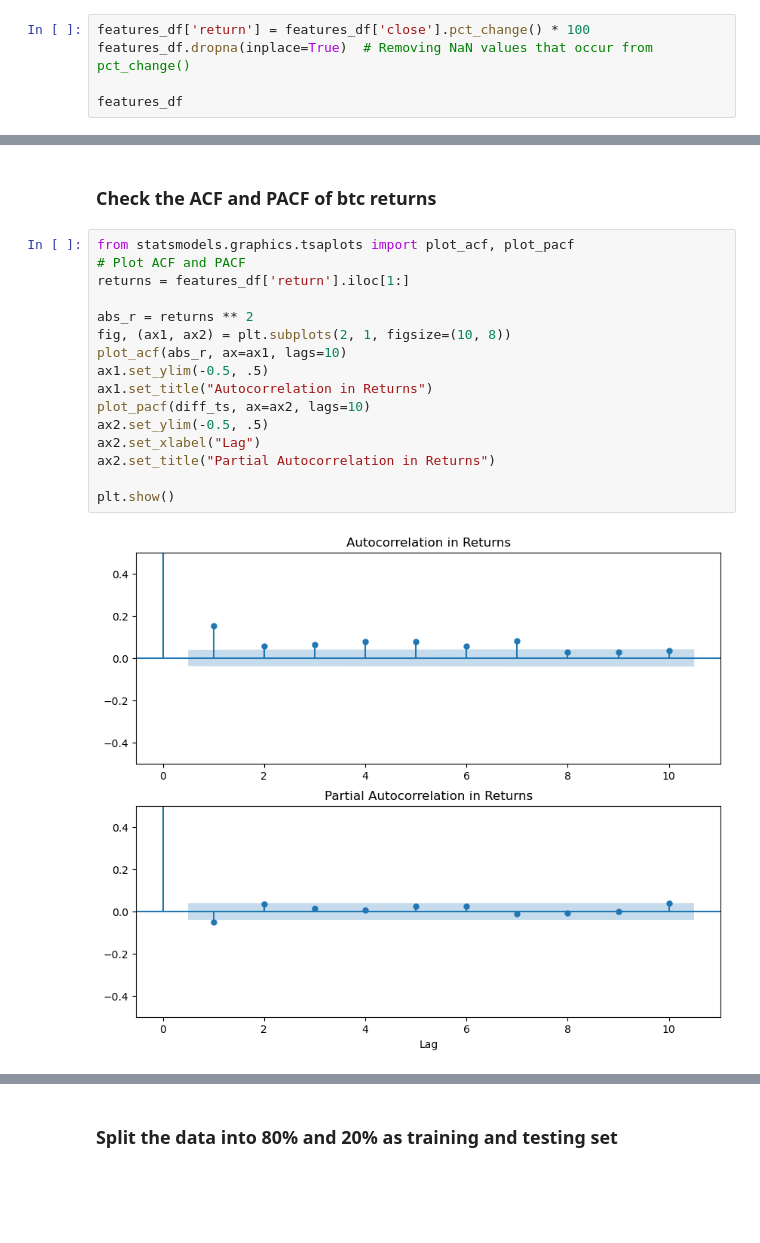
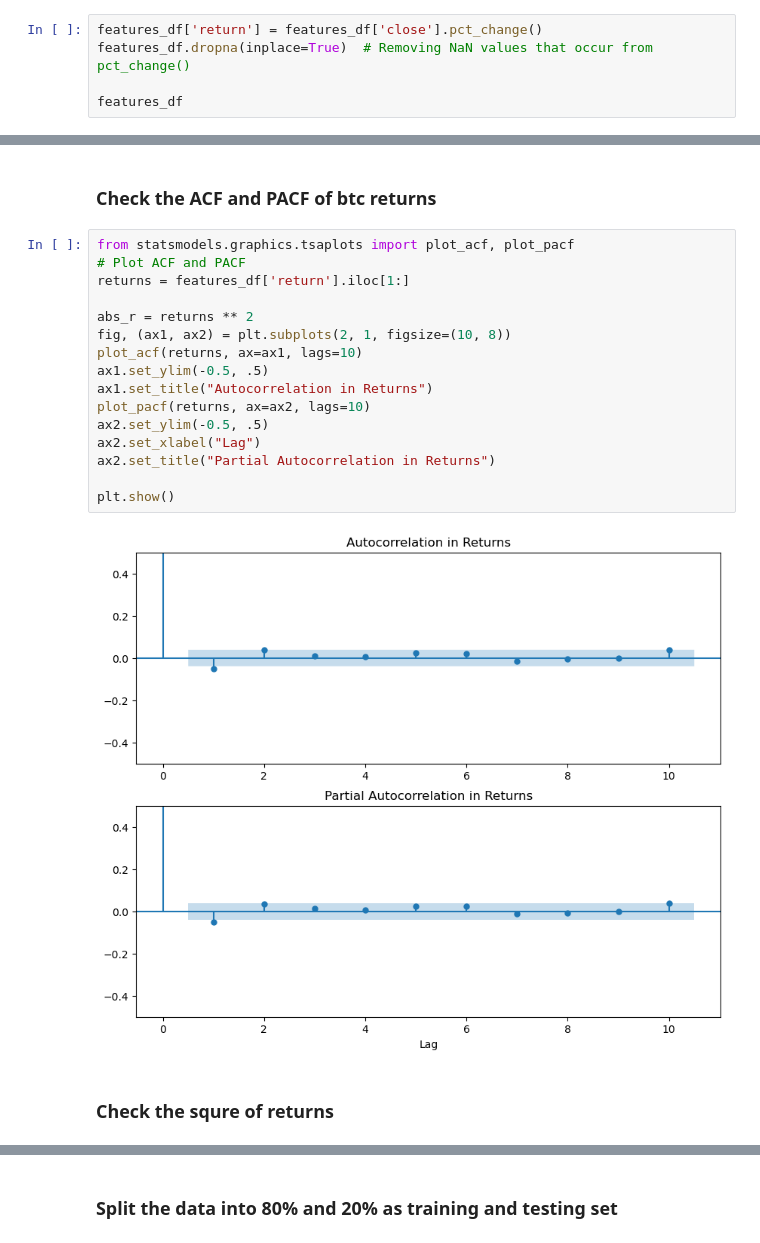
Before and after one commit to frankli073/variance_prediction, a Jupyter notebook: models/GARCH.ipynb, the cells around one changed output, grey strips where cells are left out. Cells and saved outputs as stored; diff of their text form; blank space fills up the shorter version.

```diff
--- a/models/GARCH.ipynb
+++ b/models/GARCH.ipynb
@@ -61,7 +63,7 @@ features_df = pd.read_csv(features_path, parse_dates=['date'], index_col=0)
 # %% [markdown]
 ### Use the pre-engineered features by Frank
 # %%
-features_df['return'] = features_df['close'].pct_change() * 100
+features_df['return'] = features_df['close'].pct_change()
 features_df.dropna(inplace=True)  # Removing NaN values that occur from pct_change()
 
 features_df
@@ -93,18 +96,20 @@ plt.title('Returns of btc');
 # %%
 from statsmodels.graphics.tsaplots import plot_acf, plot_pacf
 # Plot ACF and PACF
 returns = features_df['return'].iloc[1:]
 
 abs_r = returns ** 2
 fig, (ax1, ax2) = plt.subplots(2, 1, figsize=(10, 8))
-plot_acf(abs_r, ax=ax1, lags=10)
+plot_acf(returns, ax=ax1, lags=10)
 ax1.set_ylim(-0.5, .5)
 ax1.set_title("Autocorrelation in Returns")
-plot_pacf(diff_ts, ax=ax2, lags=10)
+plot_pacf(returns, ax=ax2, lags=10)
 ax2.set_ylim(-0.5, .5)
 ax2.set_xlabel("Lag")
 ax2.set_title("Partial Autocorrelation in Returns")
 
 plt.show()
 # %% [output]
-[figure, old version]
+[figure, new version]
+# %% [markdown]
+### Check the squre of returns
```
Also changed, not shown: parts of 12 cells of this notebook.
